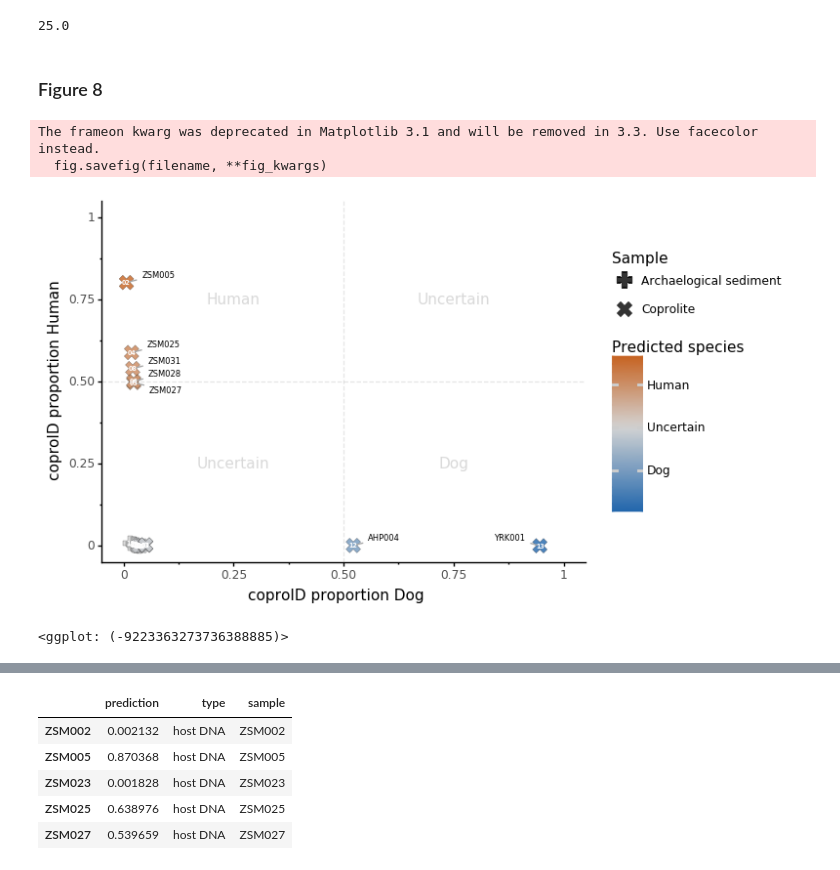
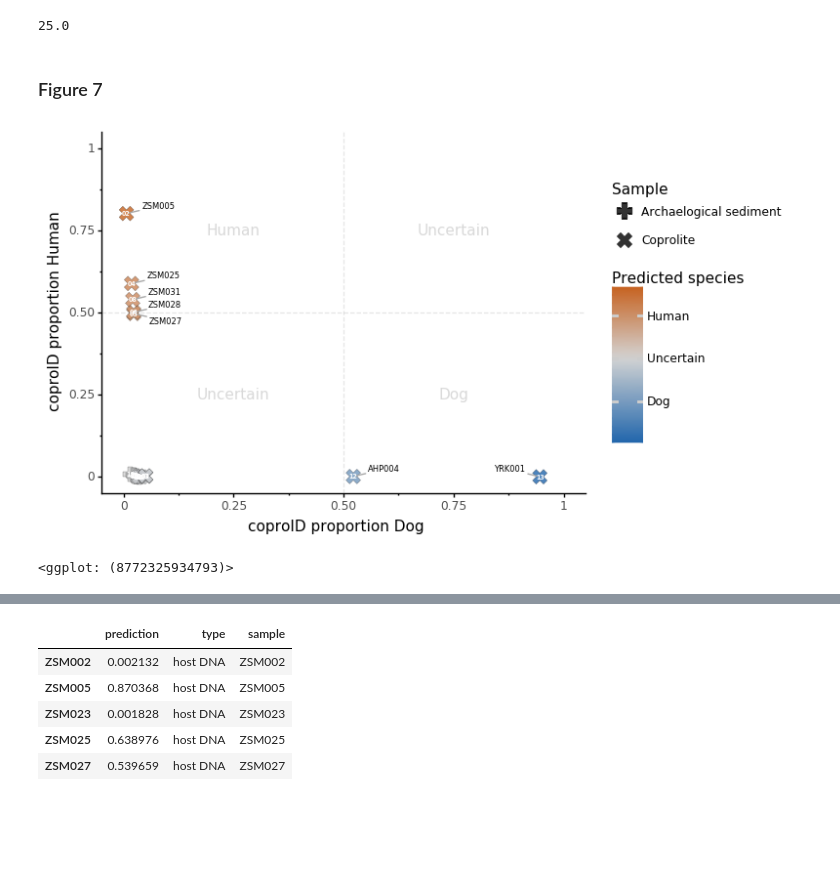
Before and after one commit to maxibor/coproid-article, a Jupyter notebook: figures/figure7-8/figure7-8.ipynb, the cells around one changed output, grey strips where cells are left out. Saved outputs shown, nothing was run; the diff lists cells and outputs as text; code cells hidden in the pictures; blank space fills up the shorter version.

```diff
--- a/figures/figure7-8/figure7-8.ipynb
+++ b/figures/figure7-8/figure7-8.ipynb
@@ -180,37 +180,35 @@ species_text['text'] = ['Uncertain', 'Dog', 'Uncertain', 'Human']
 # %%
 d['color_pred'] = -1*d['coproID_proba_Canis_familiaris']+d['coproID_proba_Homo_sapiens']
 # %% [markdown]
-### Figure 8
+### Figure 7
 # %%
 p = ggplot(d, aes(x = 'coproID_proba_Canis_familiaris',y = 'coproID_proba_Homo_sapiens', label='grepel_name'))
 # p = p + geom_point(aes(fill="coproID_prediction", shape="sample_type"), color='black', stroke=0.1, size=6, alpha = 0.8)
 p = p + geom_point(aes(fill="color_pred", shape="sample_type"), color='black', stroke=0.1, size=6, alpha = 0.8)
 p = p + theme_classic() + labs(x='coproID proportion Dog',y = 'coproID proportion Human')
 p = p +  geom_text(size=6, adjust_text= {
     'expand_points': (2, 2),
     'expand_objects': (1.5, 2),
     'arrowprops': {
         'arrowstyle': '-',
         'color': 'darkgrey'
     },
     'on_basemap':True
 })
 p = p + geom_text(aes(label='plot_id'), size = 4.5, fontweight = 'bold', color='white')
 p = p + geom_text(data=species_text, mapping=aes(x='x',y='y', label='text'), alpha=0.3, color='grey')
 p = p + geom_hline(yintercept=0.5, linetype='dashed', alpha=0.1)
 p = p + geom_vline(xintercept=0.5, linetype='dashed', alpha=0.1)
 p = p + scale_shape_manual(name='Sample', values={'Coprolite':'X', 'Archaelogical sediment':'P'})
 # p = p + scale_fill_manual(name='Predicted Organism', values = {'Human':'#c44e00', 'Dog':'#2166ac', 'Unknown':'#a2a3a1'})
 p = p + scale_fill_gradient2(low='#2166ac', mid='lightgrey',high='#c44e00', labels = ['Dog','Uncertain','Human'])
 p = p + coord_cartesian(xlim=[0,1],ylim=[0,1])
 p = p + labs(fill='Predicted species')
-p.save("results/figure8.png", dpi=300)
+p.save("results/figure7.png", dpi=300)
 p
 # %% [output]
+[figure]
-The frameon kwarg was deprecated in Matplotlib 3.1 and will be removed in 3.3. Use facecolor instead.
-  fig.savefig(filename, **fig_kwargs)
+<ggplot: (8772325934793)>
-[figure]
-<ggplot: (-9223363273736388885)>
 # %%
 d_cop = d.sort_values('plot_id').query('sample_type == "Coprolite"')
 # %%
```
Also changed, not shown: parts of 9 cells of this notebook, 8 other files.
